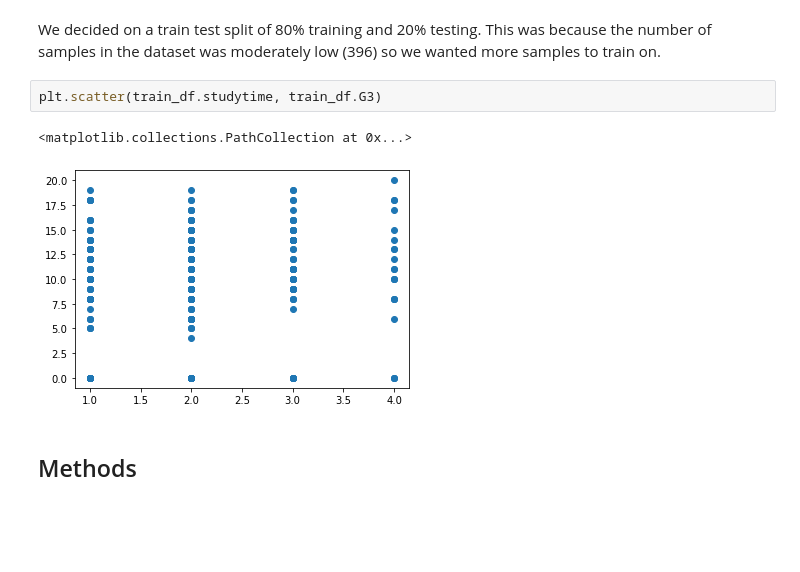
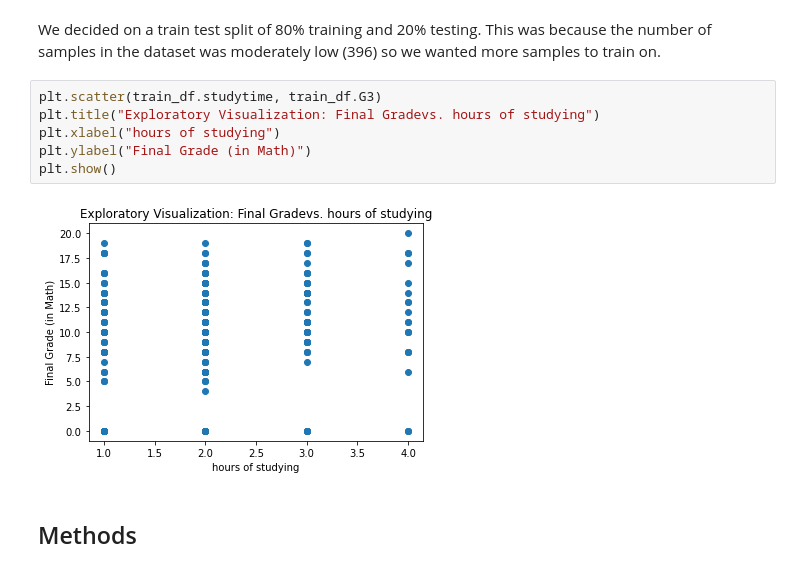
Before and after one commit to DSCI-310/DSCI-310-Group-1, a Jupyter notebook: StudentPerformance.ipynb, the cells around one changed output. Drawn from its saved outputs; the diff is of its cells as text; blank space fills up the shorter version.

Commit message:
Added labels for the scatterplot in EDA

```diff
--- a/StudentPerformance.ipynb
+++ b/StudentPerformance.ipynb
@@ -65,9 +65,12 @@ y_test = test_df["G3"]
 We decided on a train test split of 80% training and 20% testing. This was because the number of samples in the dataset was moderately low (396) so we wanted more samples to train on.
 # %%
 plt.scatter(train_df.studytime, train_df.G3)
+plt.title("Exploratory Visualization: Final Gradevs. hours of studying")
+plt.xlabel("hours of studying")
+plt.ylabel("Final Grade (in Math)")
+plt.show()
 # %% [output]
-<matplotlib.collections.PathCollection at 0x...>
-[figure, old version]
+[figure, new version]
 # %% [markdown]
 ## Methods
 # %% [markdown]
```
Also changed, not shown: parts of 1 cell of this notebook.
